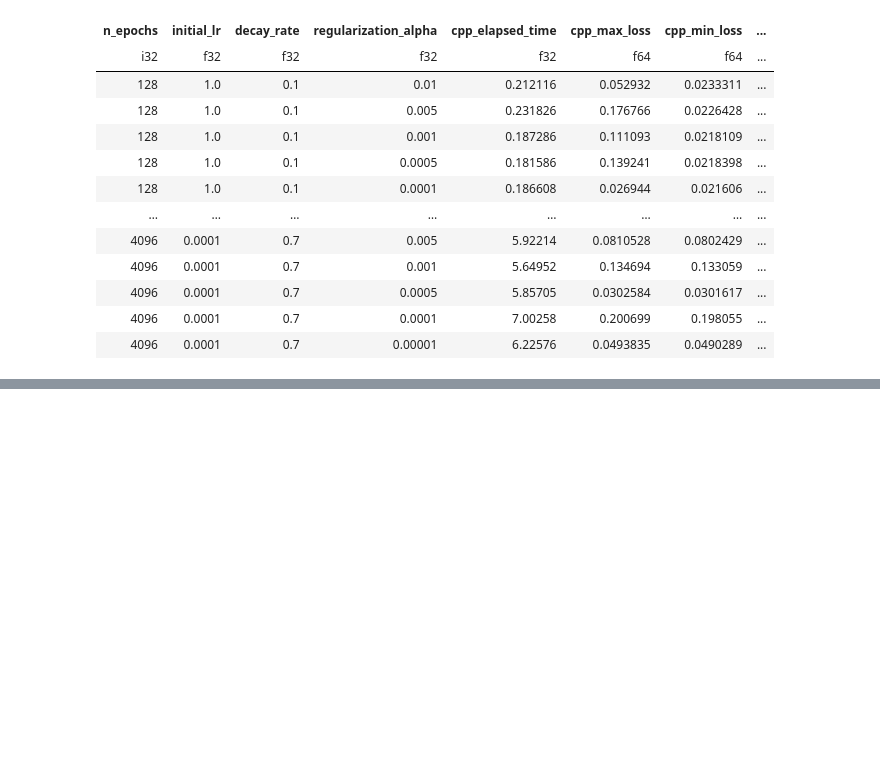
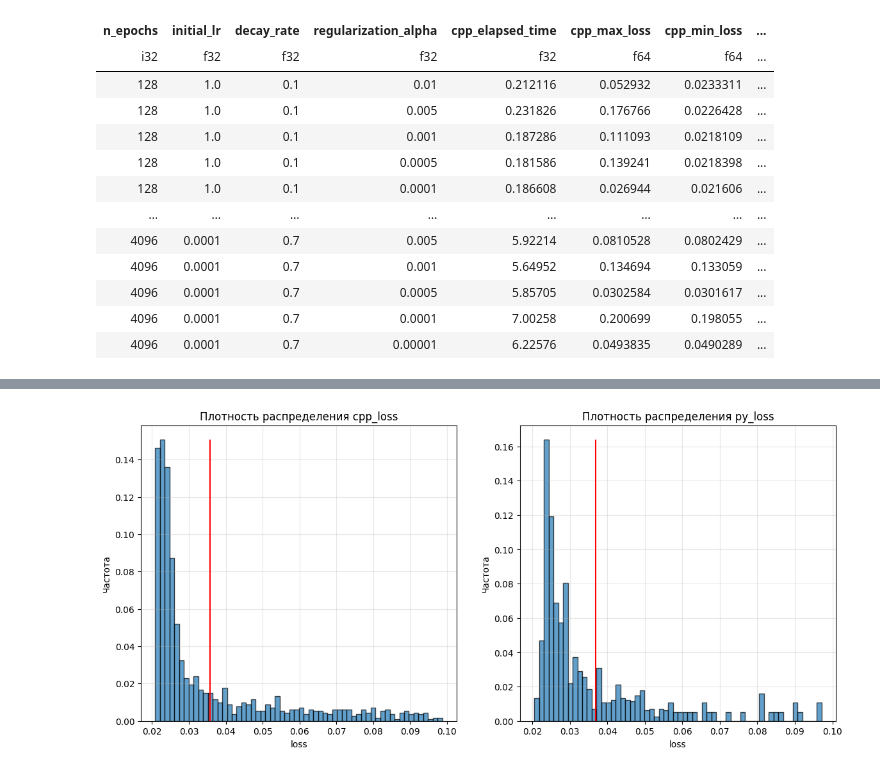
Before and after one commit to Lolikion228/CppLinReg, a Jupyter notebook: LinearRegression/res.ipynb, the cells around one changed output, grey strips where cells are left out. Saved outputs shown, nothing was run; the diff lists cells and outputs as text; code cells hidden in the pictures; blank space fills up the shorter version.

Commit message:
remove duplicated code / add loss density plot

```diff
--- a/LinearRegression/res.ipynb
+++ b/LinearRegression/res.ipynb
@@ -199,0 +99,3 @@ plot_lossVSepochs(df, None)
+# %%
+data = df.filter( (pl.col("cpp_min_loss") < 0.1) & (pl.col("py_min_loss") < 0.1) )
+data
@@ -199,0 +133,18 @@ plot_lossVSepochs(df, None)
+# %%
+fig2 = plt.figure(figsize=(14, 6))
+axes = fig2.subplots(1,2)
+cnt_bins = 60
+for i,n in zip(range(2), ['cpp','py']):
+
+    counts, bins = np.histogram(data[f"{n}_min_loss"], bins=cnt_bins)
+    relative_freq = counts / len(data[f"{n}_min_loss"])
+    bin_width = bins[1] - bins[0]
+    axes[i].bar(bins[:-1], relative_freq, width=bin_width, alpha=0.7, edgecolor='black')
+
+    axes[i].set_title(f"Плотность распределения {n}_loss")
+    axes[i].set_xlabel('loss')
+    axes[i].set_ylabel('Частота')
+    axes[i].grid(alpha=0.3)
+    axes[i].vlines(data[f"{n}_min_loss"].mean(),ymin=0,ymax=max(relative_freq), color='red')
+# %% [output]
+[figure, added]
```
Also changed, not shown: parts of 20 cells of this notebook.
